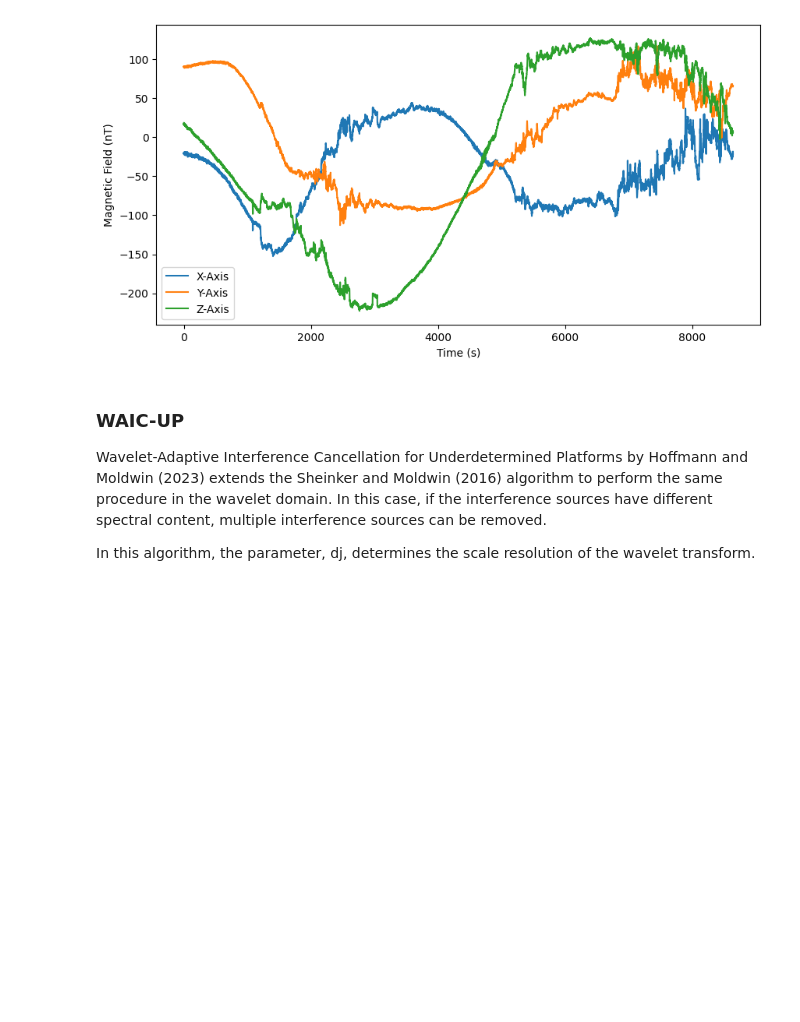
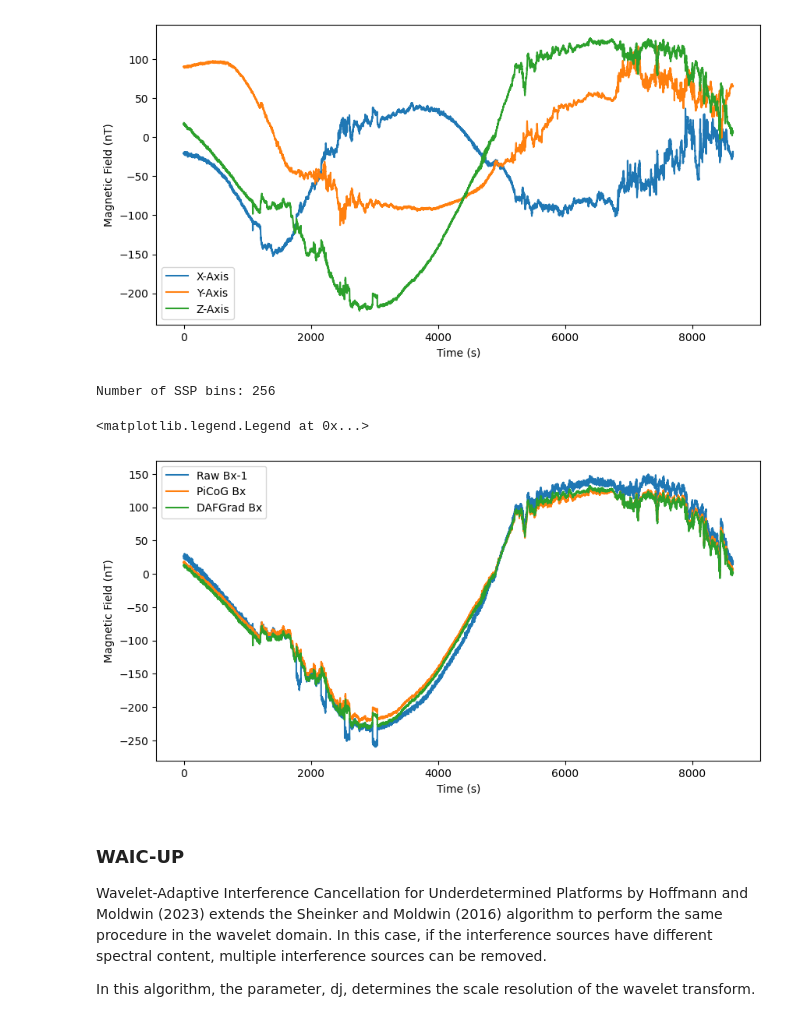
Before and after one commit to aphoffmann/MAGPRIME, a Jupyter notebook: magprime/examples/tutorial.ipynb, the cells around one changed output. Cells and saved outputs as stored; diff of their text form; code cells hidden in the pictures; blank space fills up the shorter version.

Commit message:
Testing DAFGrad integration and implementation

```diff
--- a/magprime/examples/tutorial.ipynb
+++ b/magprime/examples/tutorial.ipynb
@@ -183,6 +183,29 @@ plt.legend()
 # %% [output]
 <matplotlib.legend.Legend at 0x...>
 [figure]
+# %%
+import DAFGrad
+DAFGrad.fs = 1
+DAFGrad.bpo = 10
+DAFGrad.ssp_similarity = 0.95
+DAFGrad.magnitude_percentile = 20
+DAFGrad.ambient_similarity = 0.99999
+
+"Clean the data"
+B_dafgrad = DAFGrad.clean(np.copy(B), sens=1)
+
+"Plot the data"
+plt.figure(figsize=(10, 5))
+plt.plot(B[1,2], label="Raw Bx-1")
+plt.plot(B_picog[2], label="PiCoG Bx")
+plt.plot(B_dafgrad[2], label="DAFGrad Bx")
+plt.xlabel("Time (s)")
+plt.ylabel("Magnetic Field (nT)")
+plt.legend()
+# %% [output]
+Number of SSP bins: 256
+<matplotlib.legend.Legend at 0x...>
+[figure, added]
 # %% [markdown]
 ### WAIC-UP
 Wavelet-Adaptive Interference Cancellation for Underdetermined Platforms by Hoffmann and Moldwin (2023) extends the Sheinker and Moldwin (2016) algorithm to perform the same procedure in the wavelet domain. In this case, if the interference sources have different spectral content, multiple interference sources can be removed.
```
Also changed, not shown: parts of 1 cell of this notebook, 6 other files.
